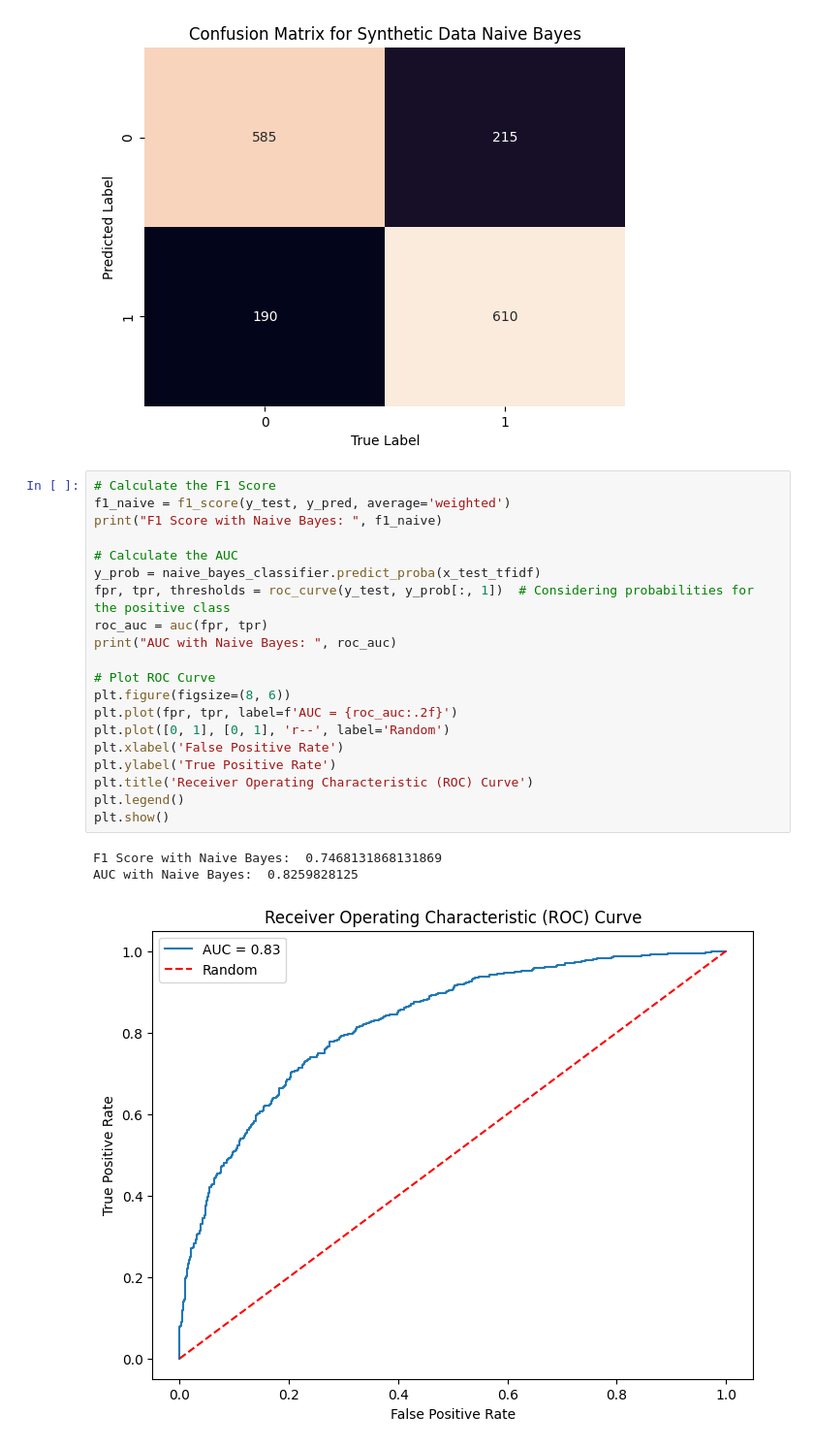
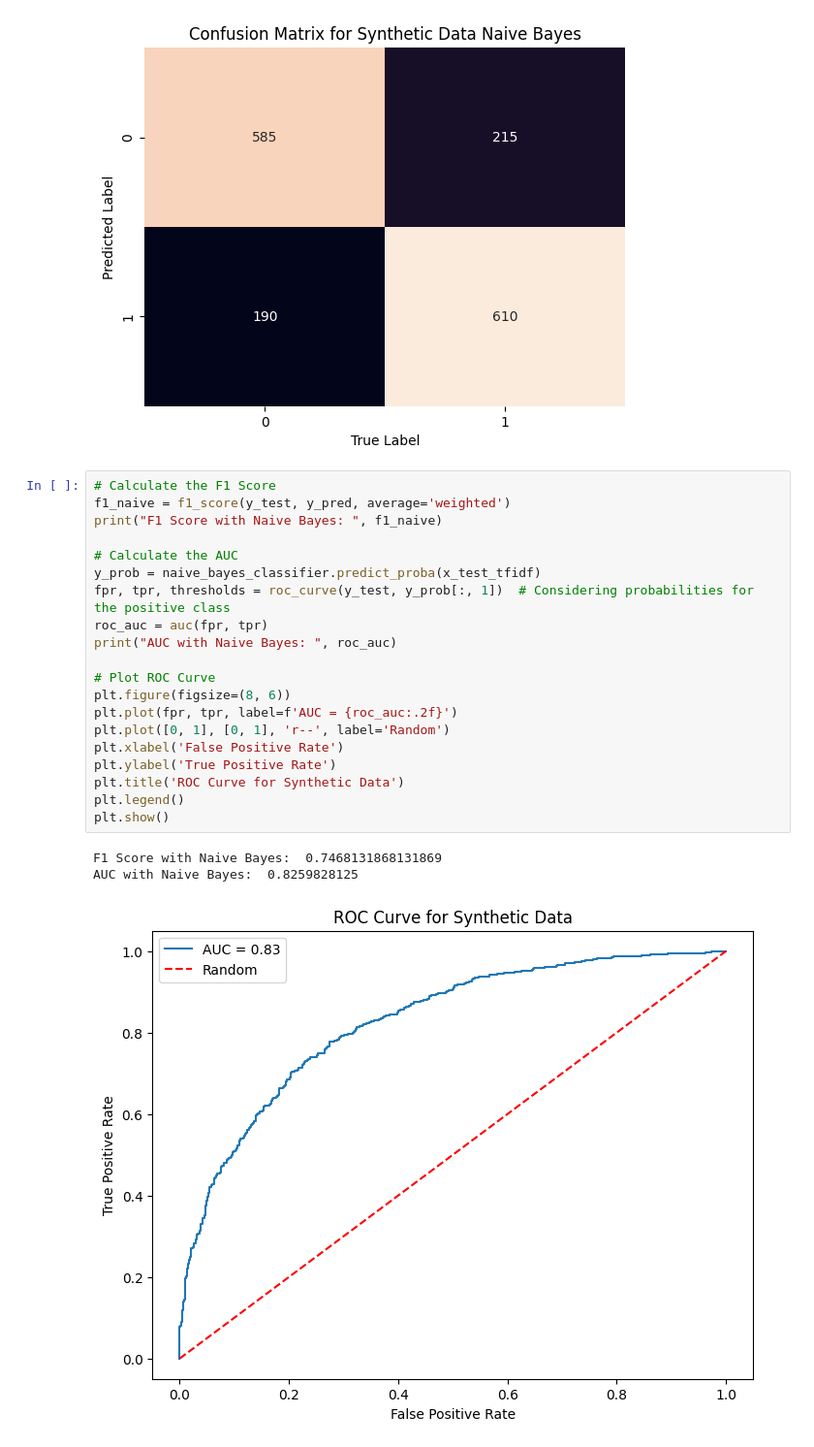
Before and after one commit to nogibjj/NLP_Final_Twiiter-Offense-Classification, a Jupyter notebook: Generative_Model/Generative.ipynb, the cells around one changed output. Shown at 97% size. Drawn from its saved outputs; the diff is of its cells as text.

```diff
--- a/Generative_Model/Generative.ipynb
+++ b/Generative_Model/Generative.ipynb
@@ -275,24 +275,24 @@ plt.show()
 # %%
 # Calculate the F1 Score
 f1_naive = f1_score(y_test, y_pred, average='weighted')
 print("F1 Score with Naive Bayes: ", f1_naive)
 
 # Calculate the AUC
 y_prob = naive_bayes_classifier.predict_proba(x_test_tfidf)
 fpr, tpr, thresholds = roc_curve(y_test, y_prob[:, 1])  # Considering probabilities for the positive class
 roc_auc = auc(fpr, tpr)
 print("AUC with Naive Bayes: ", roc_auc)
 
 # Plot ROC Curve
 plt.figure(figsize=(8, 6))
 plt.plot(fpr, tpr, label=f'AUC = {roc_auc:.2f}')
 plt.plot([0, 1], [0, 1], 'r--', label='Random')
 plt.xlabel('False Positive Rate')
 plt.ylabel('True Positive Rate')
-plt.title('Receiver Operating Characteristic (ROC) Curve')
+plt.title('ROC Curve for Synthetic Data')
 plt.legend()
 plt.show()
 # %% [output]
 F1 Score with Naive Bayes:  0.7468131868131869
 AUC with Naive Bayes:  0.8259828125
-[figure, old version]
+[figure, new version]
```
Also changed, not shown: parts of 2 cells of this notebook, 4 other files.
